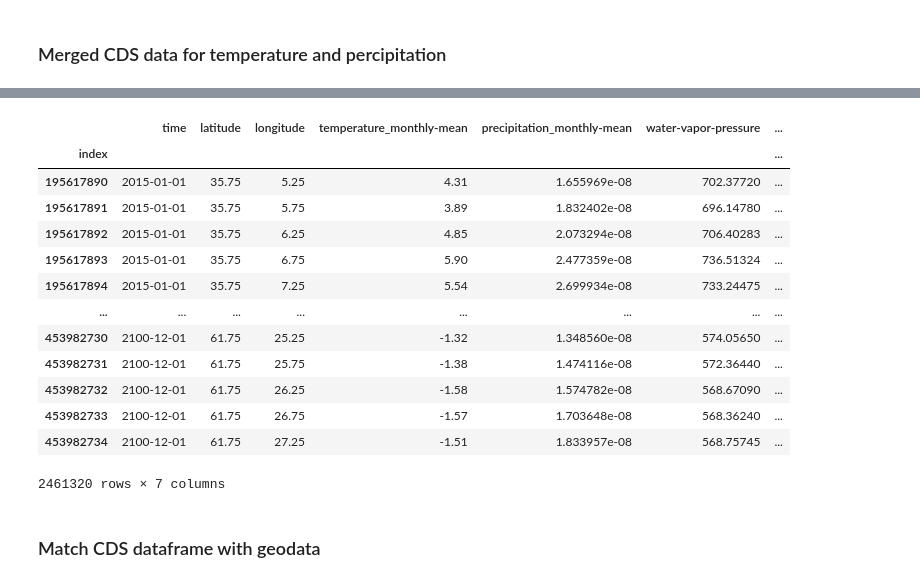
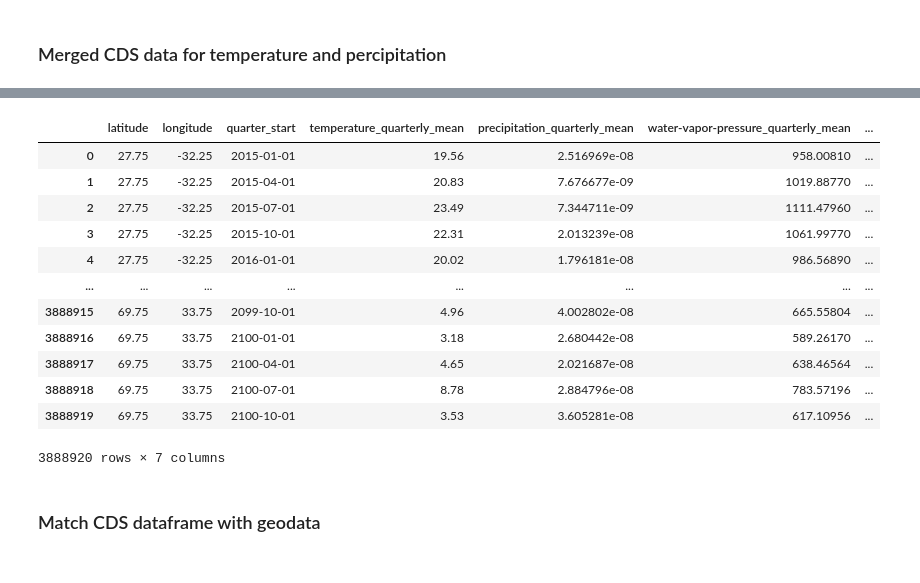
Before and after one commit to amelietatin/Predicting_land_cover, a Jupyter notebook: notebooks/cds_merged.ipynb, the cells around one changed output, grey strips where cells are left out. Saved outputs shown, nothing was run; the diff lists cells and outputs as text; code cells hidden in the pictures.

Commit message:
Progress on merging data

```diff
--- a/notebooks/cds_merged.ipynb
+++ b/notebooks/cds_merged.ipynb
@@ -4,16 +4,16 @@
 import pandas as pd
 
 # Import the temperature CSV file
-df_temp = pd.read_csv('../raw_data/temperature_monthly_mean.csv')
+df_temp = pd.read_csv('../raw_data/temperature_quarterly_mean.csv')
 
 # Import the percipitation CSV file
-df_precip = pd.read_csv('../raw_data/precipitation_monthly_mean.csv')
+df_precip = pd.read_csv('../raw_data/precipitation_quarterly_mean.csv')
 
 # Import the water CSV file
-df_water = pd.read_csv('../raw_data/water-vapor-pressure.csv')
+df_water = pd.read_csv('../raw_data/water-vapor-pressure_quarterly.csv')
 
 # Import the cloud CSV file
-df_cloud = pd.read_csv('../raw_data/cloud-cover.csv')
+df_cloud = pd.read_csv('../raw_data/cloud-cover_quarterly.csv')
 # %%
 df_temp = pd.DataFrame(df_temp)
 df_precip = pd.DataFrame(df_precip)
@@ -87,13 +87,13 @@ df_cloud
 import pandas as pd
 
 # Merge df_temp and df_precip on index, latitude, longitude, and time
-df_merged = pd.merge(df_temp, df_precip, on=['index', 'latitude', 'longitude', 'time'])
+df_merged = pd.merge(df_temp, df_precip, on=['latitude', 'longitude', 'quarter_start'])
 
 # Merge df_merged with df_water on index, latitude, longitude, and time
-df_merged = pd.merge(df_merged, df_water, on=['index', 'latitude', 'longitude', 'time'])
+df_merged = pd.merge(df_merged, df_water, on=['latitude', 'longitude', 'quarter_start'])
 
 # Merge df_merged with df_cloud on index, latitude, longitude, and time
-df_merged = pd.merge(df_merged, df_cloud, on=['index', 'latitude', 'longitude', 'time'])
+df_merged = pd.merge(df_merged, df_cloud, on=['latitude', 'longitude', 'quarter_start'])
 # %%
 df_merged
 # %% [output]
@@ -113,3 +113,3 @@ df_merged
 # %%
-df_merged.set_index('index', inplace=True)
-df_merged
+# df_merged.set_index('index', inplace=True)
+# df_merged
@@ -131,21 +116,20 @@ df_merged
 # %%
-df_merged['temperature_monthly-mean'] = (df_merged['temperature_monthly-mean'] - 273.15).round(2)
+df_merged['temperature_quarterly_mean'] = (df_merged['temperature_quarterly_mean'] - 273.15).round(2)
 df_merged
 # %% [output]
-|  | time | latitude | longitude | temperature_monthly-mean | precipitation_monthly-mean | water-vapor-pressure | ... |
-| index |  |  |  |  |  |  | ... |
-| 195617890 | 2015-01-01 | 35.75 | 5.25 | 4.31 | 1.655969e-08 | 702.37720 | ... |
-| 195617891 | 2015-01-01 | 35.75 | 5.75 | 3.89 | 1.832402e-08 | 696.14780 | ... |
-| 195617892 | 2015-01-01 | 35.75 | 6.25 | 4.85 | 2.073294e-08 | 706.40283 | ... |
-| 195617893 | 2015-01-01 | 35.75 | 6.75 | 5.90 | 2.477359e-08 | 736.51324 | ... |
-| 195617894 | 2015-01-01 | 35.75 | 7.25 | 5.54 | 2.699934e-08 | 733.24475 | ... |
+|  | latitude | longitude | quarter_start | temperature_quarterly_mean | precipitation_quarterly_mean | water-vapor-pressure_quarterly_mean | ... |
+| 0 | 27.75 | -32.25 | 2015-01-01 | 19.56 | 2.516969e-08 | 958.00810 | ... |
+| 1 | 27.75 | -32.25 | 2015-04-01 | 20.83 | 7.676677e-09 | 1019.88770 | ... |
+| 2 | 27.75 | -32.25 | 2015-07-01 | 23.49 | 7.344711e-09 | 1111.47960 | ... |
+| 3 | 27.75 | -32.25 | 2015-10-01 | 22.31 | 2.013239e-08 | 1061.99770 | ... |
+| 4 | 27.75 | -32.25 | 2016-01-01 | 20.02 | 1.796181e-08 | 986.56890 | ... |
 | ... | ... | ... | ... | ... | ... | ... | ... |
-| 453982730 | 2100-12-01 | 61.75 | 25.25 | -1.32 | 1.348560e-08 | 574.05650 | ... |
-| 453982731 | 2100-12-01 | 61.75 | 25.75 | -1.38 | 1.474116e-08 | 572.36440 | ... |
-| 453982732 | 2100-12-01 | 61.75 | 26.25 | -1.58 | 1.574782e-08 | 568.67090 | ... |
-| 453982733 | 2100-12-01 | 61.75 | 26.75 | -1.57 | 1.703648e-08 | 568.36240 | ... |
-| 453982734 | 2100-12-01 | 61.75 | 27.25 | -1.51 | 1.833957e-08 | 568.75745 | ... |
+| 3888915 | 69.75 | 33.75 | 2099-10-01 | 4.96 | 4.002802e-08 | 665.55804 | ... |
+| 3888916 | 69.75 | 33.75 | 2100-01-01 | 3.18 | 2.680442e-08 | 589.26170 | ... |
+| 3888917 | 69.75 | 33.75 | 2100-04-01 | 4.65 | 2.021687e-08 | 638.46564 | ... |
+| 3888918 | 69.75 | 33.75 | 2100-07-01 | 8.78 | 2.884796e-08 | 783.57196 | ... |
+| 3888919 | 69.75 | 33.75 | 2100-10-01 | 3.53 | 3.605281e-08 | 617.10956 | ... |
-2461320 rows × 7 columns
+3888920 rows × 7 columns
 # %% [markdown]
 ### Match CDS dataframe with geodata
 # %%
```
Also changed, not shown: parts of 16 cells of this notebook, 4 other files.
